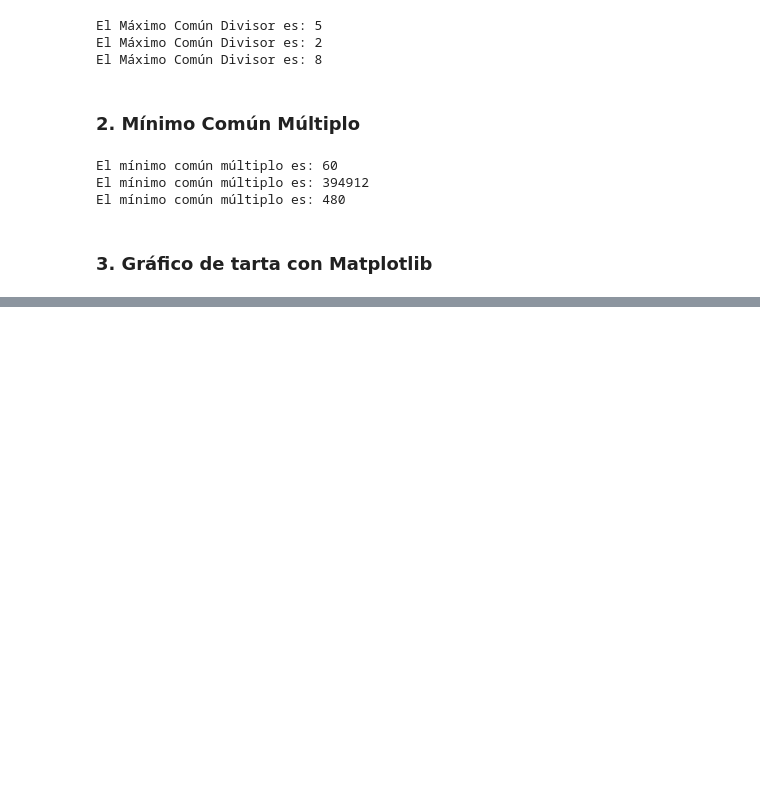
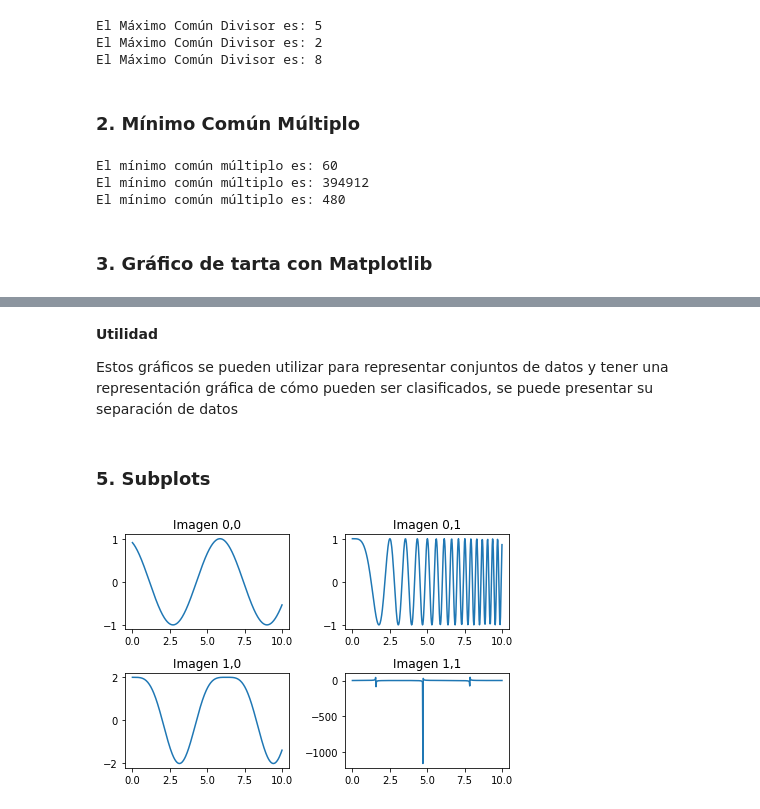
Before and after one commit to DanielProanoGuevara/InvestigacionIA, a Jupyter notebook: Trabajo1/Tema1_Daniel_Proaño.ipynb, the cells around one changed output, grey strips where cells are left out. Saved outputs shown, nothing was run; the diff lists cells and outputs as text; code cells hidden in the pictures; blank space fills up the shorter version.

```diff
--- a/Trabajo1/Tema1_Daniel_Proaño.ipynb
+++ b/Trabajo1/Tema1_Daniel_Proaño.ipynb
@@ -77,0 +118,41 @@ plt.show()
+# %% [markdown]
+**Utilidad**
+
+Estos gráficos se pueden utilizar para representar conjuntos de datos y tener una representación gráfica
+de cómo pueden ser clasificados, se puede presentar su separación de datos
+# %% [markdown]
+### 5. Subplots
+# %%
+#Importar librerías para gestión de gráficos y cálculo numérico
+import matplotlib.pyplot as plt
+import numpy as np
+
+#Crear arreglos de los gáficos necesarios
+x = np.linspace(0, 10, 400)
+y1 = np.sin(x + 2)
+y2 = np.cos(x**2)
+y3 = np.sin(x) ** 2 + 2 * np.cos(x)
+y4 = np.cos(x / 2) * np.tan (x)
+
+
+#Indicar las dimensiones del arreglo de figuras deseado
+#Con ax[n, m] se especifica la ubicación del siguiente gráfico, teniendo en cuenta la distribución
+#planteada originalmente
+fig, ax = plt.subplots(nrows = 2, ncols = 2)
+ax[0, 0].plot(x, y1)
+ax[0, 0].set_title("Imagen 0,0")
+
+ax[0, 1].plot(x, y2)
+ax[0, 1].set_title("Imagen 0,1")
+
+ax[1, 0].plot(x, y3)
+ax[1, 0].set_title("Imagen 1,0")
+
+ax[1, 1].plot(x, y4)
+ax[1, 1].set_title("Imagen 1,1")
+
+#Presentar la figura
+plt.tight_layout()
+plt.show()
+# %% [output]
+[figure, added]
```
Also changed, not shown: parts of 10 cells of this notebook, 2 other files.
